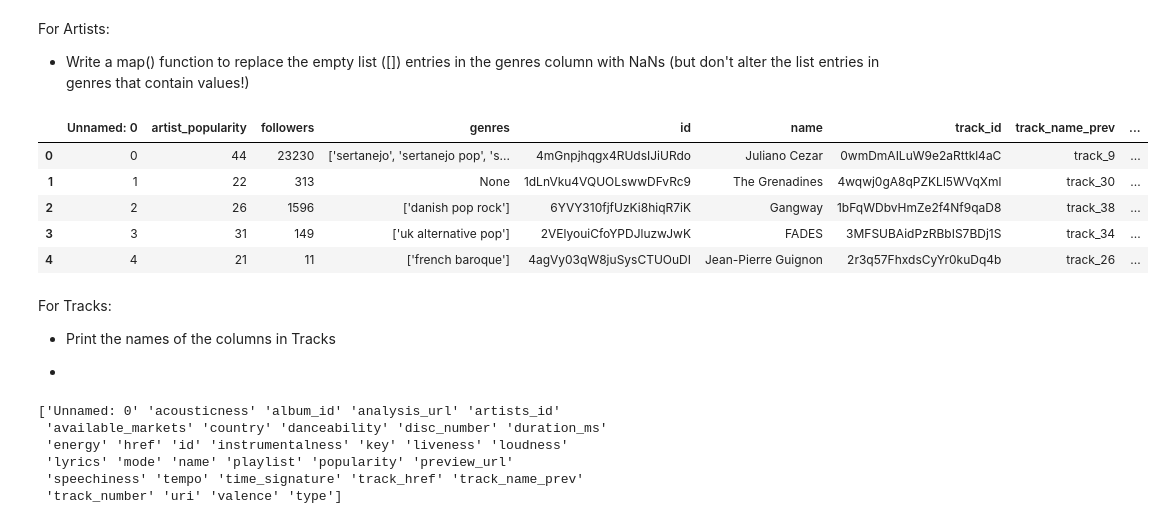
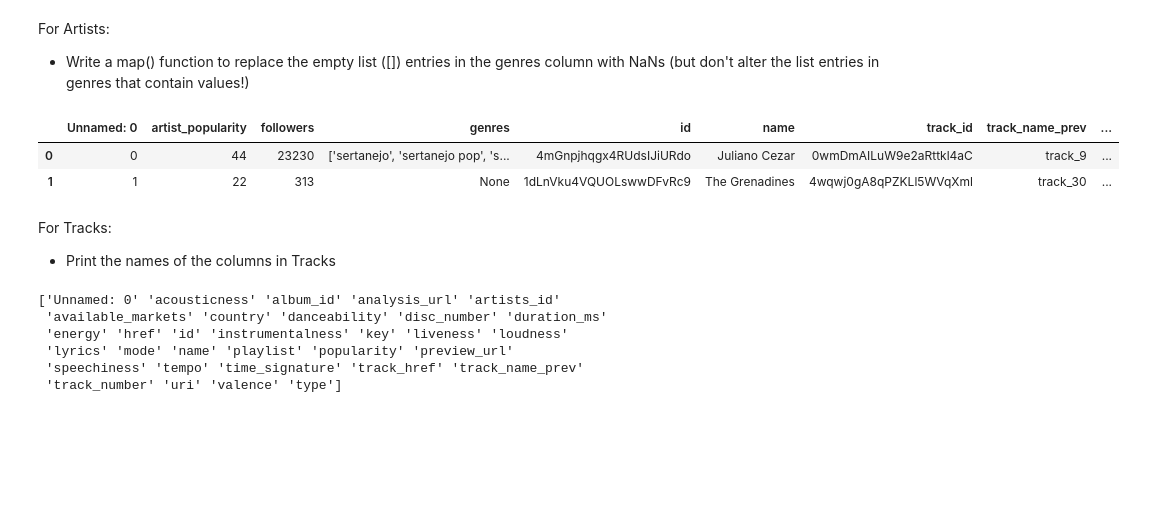
Before and after one commit to LukeCallahan/pandas-code-review, a Jupyter notebook: code-review.ipynb, the cells around one changed output. Cells and saved outputs as stored; diff of their text form; code cells hidden in the pictures; blank space fills up the shorter version.

```diff
--- a/code-review.ipynb
+++ b/code-review.ipynb
@@ -77,26 +101,21 @@ For Artists:
 # %%
 
 
 def replacer(value):
     if value == '[]':
         value = np.NaN
     else:
         return value
 artists["genres"] = artists["genres"].map(replacer)
-artists.head()
+artists.head(2)
 # %% [output]
 |  | Unnamed: 0 | artist_popularity | followers | genres | id | name | track_id | track_name_prev | ... |
 | 0 | 0 | 44 | 23230 | ['sertanejo', 'sertanejo pop', 's... | 4mGnpjhqgx4RUdsIJiURdo | Juliano Cezar | 0wmDmAILuW9e2aRttkl4aC | track_9 | ... |
 | 1 | 1 | 22 | 313 | None | 1dLnVku4VQUOLswwDFvRc9 | The Grenadines | 4wqwj0gA8qPZKLl5WVqXml | track_30 | ... |
-| 2 | 2 | 26 | 1596 | ['danish pop rock'] | 6YVY310fjfUzKi8hiqR7iK | Gangway | 1bFqWDbvHmZe2f4Nf9qaD8 | track_38 | ... |
-| 3 | 3 | 31 | 149 | ['uk alternative pop'] | 2VElyouiCfoYPDJluzwJwK | FADES | 3MFSUBAidPzRBbIS7BDj1S | track_34 | ... |
-| 4 | 4 | 21 | 11 | ['french baroque'] | 4agVy03qW8juSysCTUOuDI | Jean-Pierre Guignon | 2r3q57FhxdsCyYr0kuDq4b | track_26 | ... |
 # %% [markdown]
 For Tracks:
 
 - Print the names of the columns in Tracks
-
--
 # %%
 print(tracks.columns.values)
 # %% [output]
```
Also changed, not shown: parts of 25 cells of this notebook.
